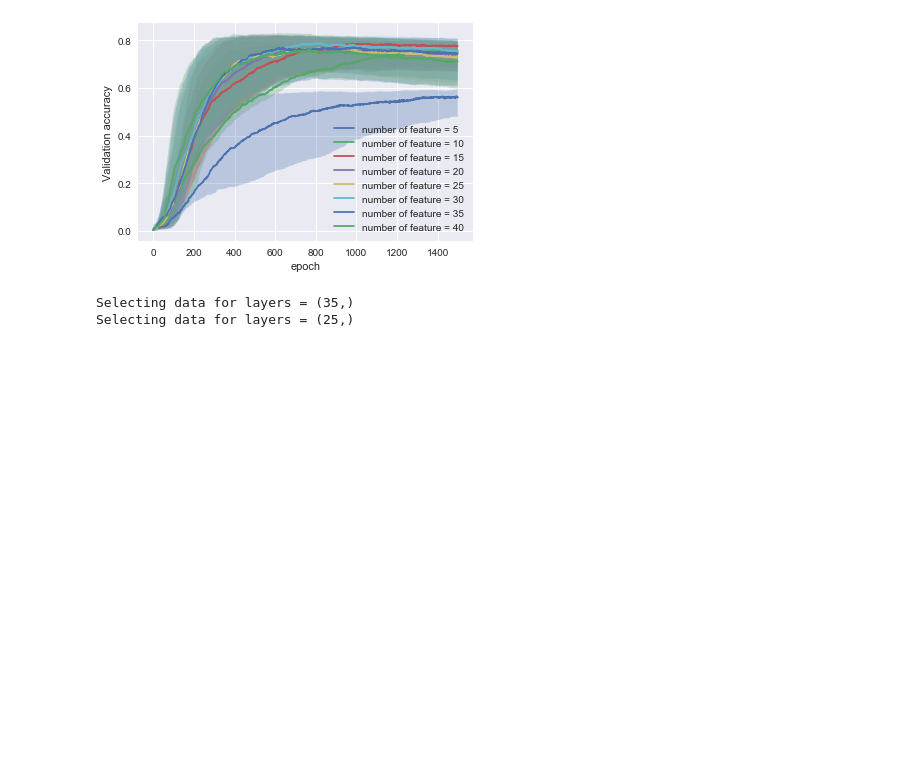
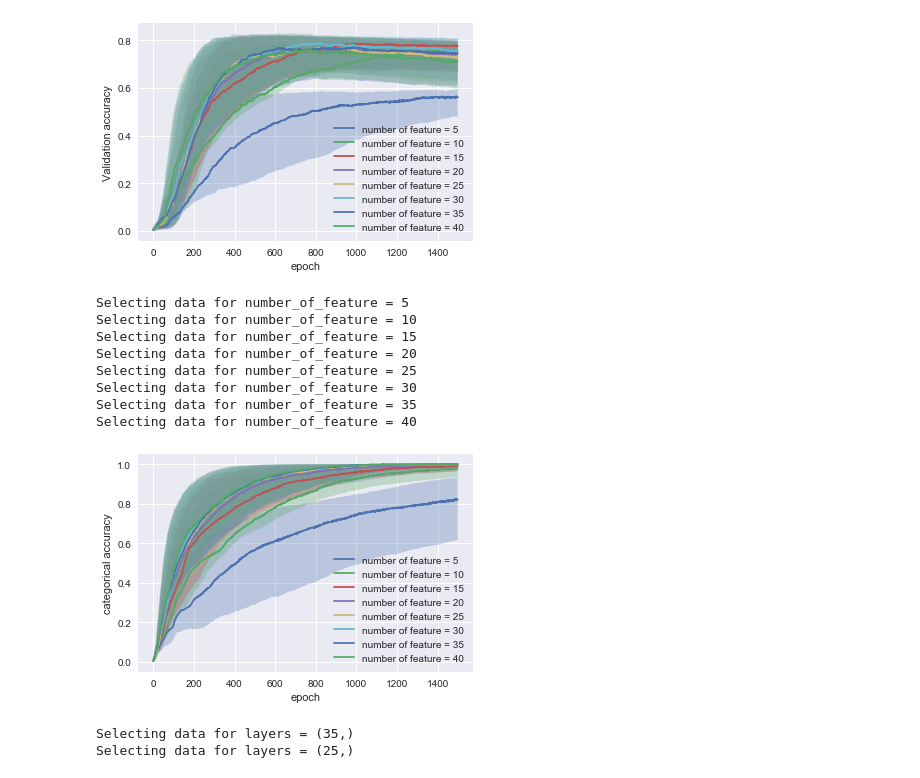
Before and after one commit to anliec/ML_homework_cluestering, a Jupyter notebook: plotter/nn.ipynb, the cells around one changed output. Cells and saved outputs as stored; diff of their text form; code cells hidden in the pictures; blank space fills up the shorter version.

```diff
--- a/plotter/nn.ipynb
+++ b/plotter/nn.ipynb
@@ -174,6 +187,23 @@ Selecting data for number_of_feature = 30
 Selecting data for number_of_feature = 35
 Selecting data for number_of_feature = 40
 [figure]
+# %%
+generate_plot(con=con,
+              x_arg_name='epoch',
+              y_arg_name='categorical_accuracy',
+              z_arg_name='number_of_feature',
+              filters={'reduction_method': ['LDA']},
+              x_limit=1500)
+# %% [output]
+Selecting data for number_of_feature = 5
+Selecting data for number_of_feature = 10
+Selecting data for number_of_feature = 15
+Selecting data for number_of_feature = 20
+Selecting data for number_of_feature = 25
+Selecting data for number_of_feature = 30
+Selecting data for number_of_feature = 35
+Selecting data for number_of_feature = 40
+[figure, added]
 # %%
 generate_plot(con=con,
               x_arg_name='epoch',
```
Also changed, not shown: parts of 2 cells of this notebook, 3 other files.
